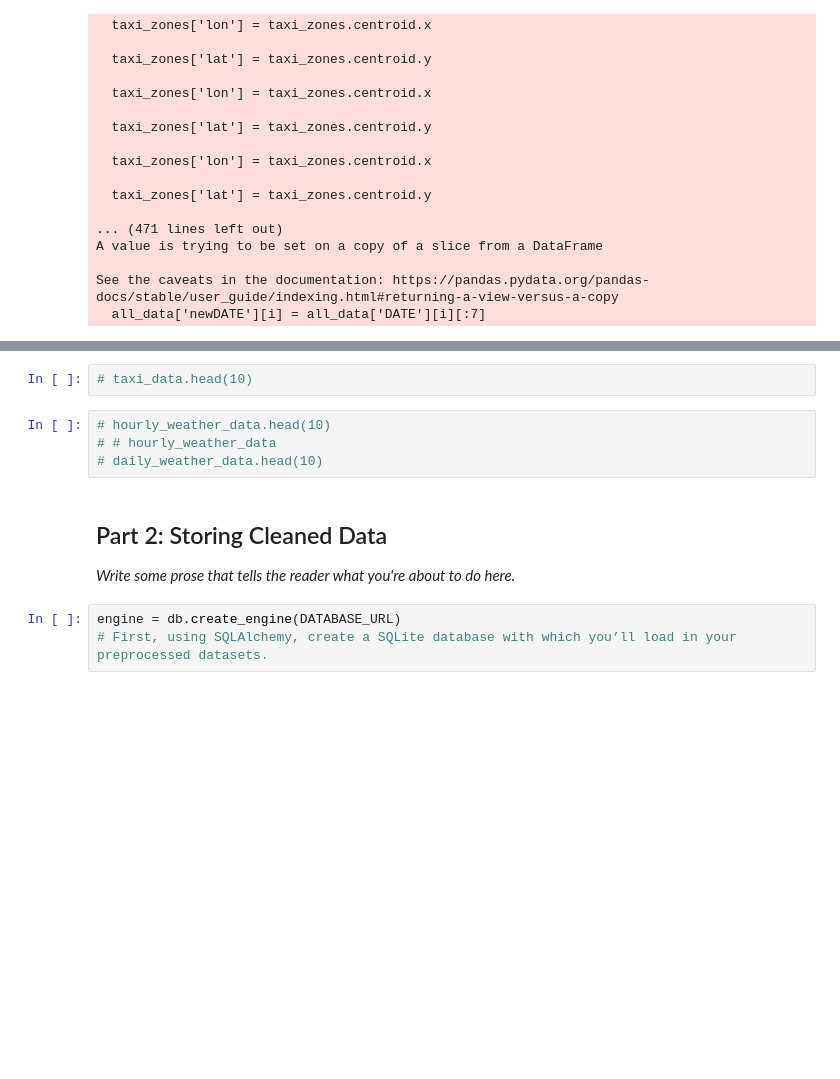
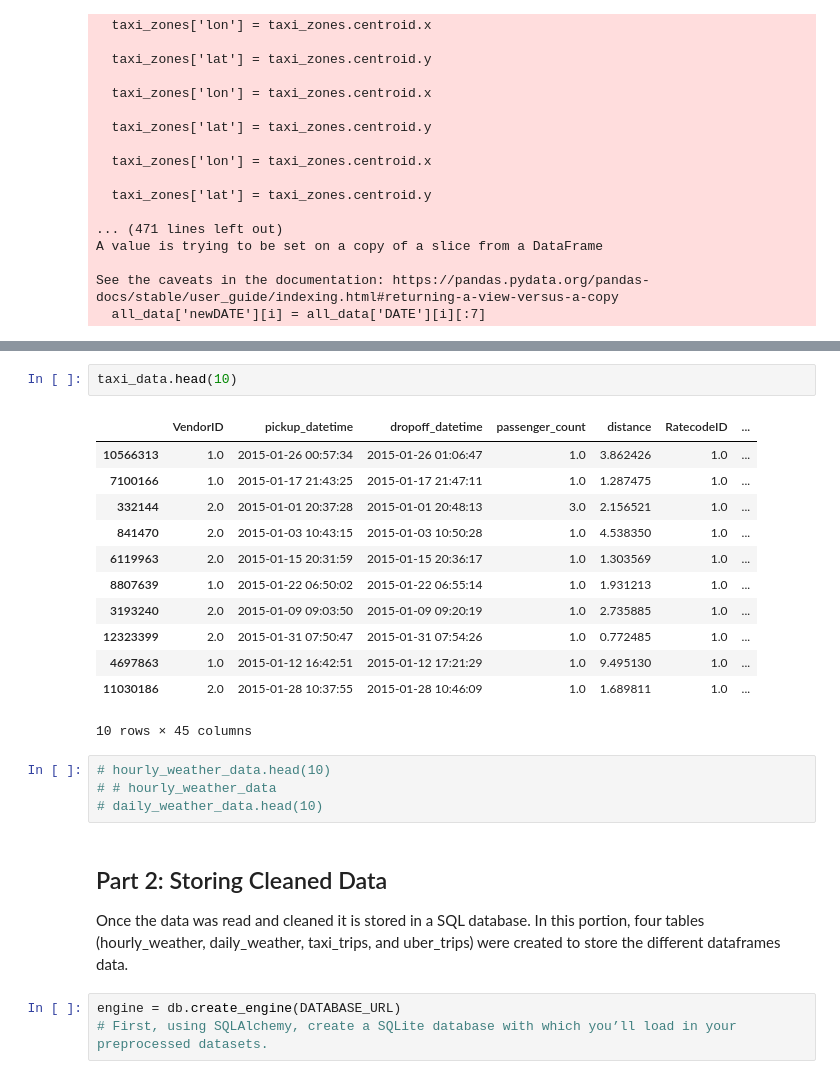
Before and after one commit to laurelhickey/Tools_for_Analytics_Project, a Jupyter notebook: Project Scaffolding.ipynb, the cells around one changed output, grey strips where cells are left out. Cells and saved outputs as stored; diff of their text form; blank space fills up the shorter version.

```diff
--- a/Project Scaffolding.ipynb
+++ b/Project Scaffolding.ipynb
@@ -452,5 +445,18 @@ See the caveats in the documentation: https://pandas.pydata.org/pandas-docs/stab
 # %%
-# taxi_data.head(10)
+taxi_data.head(10)
+# %% [output]
+|  | VendorID | pickup_datetime | dropoff_datetime | passenger_count | distance | RatecodeID | ... |
+| 10566313 | 1.0 | 2015-01-26 00:57:34 | 2015-01-26 01:06:47 | 1.0 | 3.862426 | 1.0 | ... |
+| 7100166 | 1.0 | 2015-01-17 21:43:25 | 2015-01-17 21:47:11 | 1.0 | 1.287475 | 1.0 | ... |
+| 332144 | 2.0 | 2015-01-01 20:37:28 | 2015-01-01 20:48:13 | 3.0 | 2.156521 | 1.0 | ... |
+| 841470 | 2.0 | 2015-01-03 10:43:15 | 2015-01-03 10:50:28 | 1.0 | 4.538350 | 1.0 | ... |
+| 6119963 | 2.0 | 2015-01-15 20:31:59 | 2015-01-15 20:36:17 | 1.0 | 1.303569 | 1.0 | ... |
+| 8807639 | 1.0 | 2015-01-22 06:50:02 | 2015-01-22 06:55:14 | 1.0 | 1.931213 | 1.0 | ... |
+| 3193240 | 2.0 | 2015-01-09 09:03:50 | 2015-01-09 09:20:19 | 1.0 | 2.735885 | 1.0 | ... |
+| 12323399 | 2.0 | 2015-01-31 07:50:47 | 2015-01-31 07:54:26 | 1.0 | 0.772485 | 1.0 | ... |
+| 4697863 | 1.0 | 2015-01-12 16:42:51 | 2015-01-12 17:21:29 | 1.0 | 9.495130 | 1.0 | ... |
+| 11030186 | 2.0 | 2015-01-28 10:37:55 | 2015-01-28 10:46:09 | 1.0 | 1.689811 | 1.0 | ... |
+10 rows × 45 columns
 # %%
 # hourly_weather_data.head(10)
 # # hourly_weather_data
@@ -458,7 +464,7 @@ See the caveats in the documentation: https://pandas.pydata.org/pandas-docs/stab
 # %% [markdown]
 ## Part 2: Storing Cleaned Data
 
-_Write some prose that tells the reader what you're about to do here._
+Once the data was read and cleaned it is stored in a SQL database. In this portion, four tables (hourly_weather, daily_weather, taxi_trips, and uber_trips) were created to store the different dataframes data.
 # %%
 engine = db.create_engine(DATABASE_URL)
 # First, using SQLAlchemy, create a SQLite database with which you’ll load in your preprocessed datasets.
```
Also changed, not shown: parts of 11 cells of this notebook.
